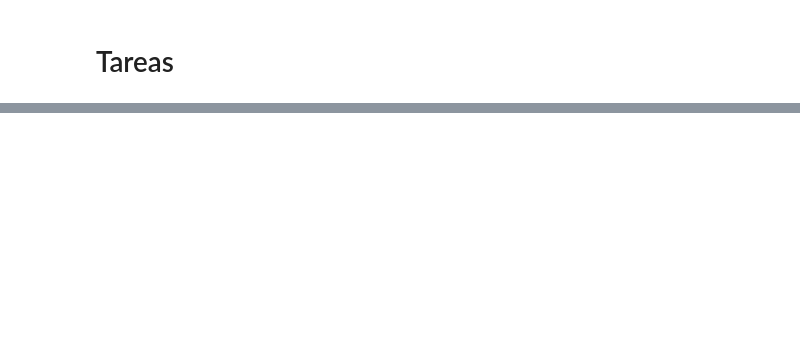
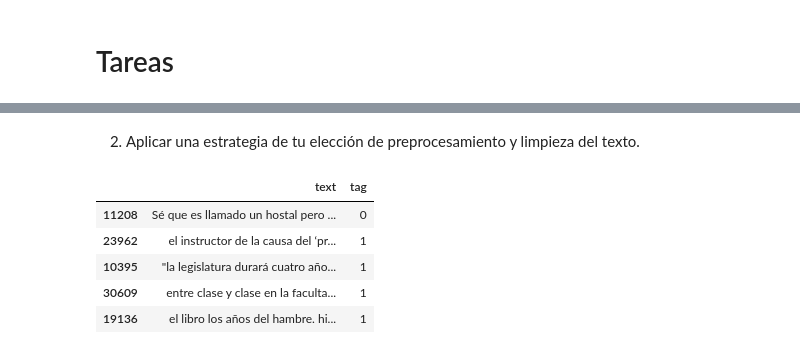
Before and after one commit to LuisHiram99/trabajos_PLN, a Jupyter notebook: Tareas/Tarea 03.ipynb, the cells around one changed output, grey strips where cells are left out. Drawn from its saved outputs; the diff is of its cells as text; code cells hidden in the pictures; blank space fills up the shorter version.

```diff
--- a/Tareas/Tarea 03.ipynb
+++ b/Tareas/Tarea 03.ipynb
@@ -49,0 +72,6 @@ df.head()
+# %%
+from sklearn.model_selection import train_test_split
+x = df['text']
+y = df['tag']
+
+train,test = train_test_split(df, test_size=0.2, random_state=42, stratify=y)
@@ -49,0 +90,11 @@ df.head()
+# %% [markdown]
+2. Aplicar una estrategia de tu elección de preprocesamiento y limpieza del texto.
+# %%
+train.head()
+# %% [output]
+|  | text | tag |
+| 11208 | Sé que es llamado un hostal pero ... | 0 |
+| 23962 | el instructor de la causa del ‘pr... | 1 |
+| 10395 | "la legislatura durará cuatro año... | 1 |
+| 30609 | entre clase y clase en la faculta... | 1 |
+| 19136 | el libro los años del hambre. hi... | 1 |
```
Also changed, not shown: parts of 7 cells of this notebook.
